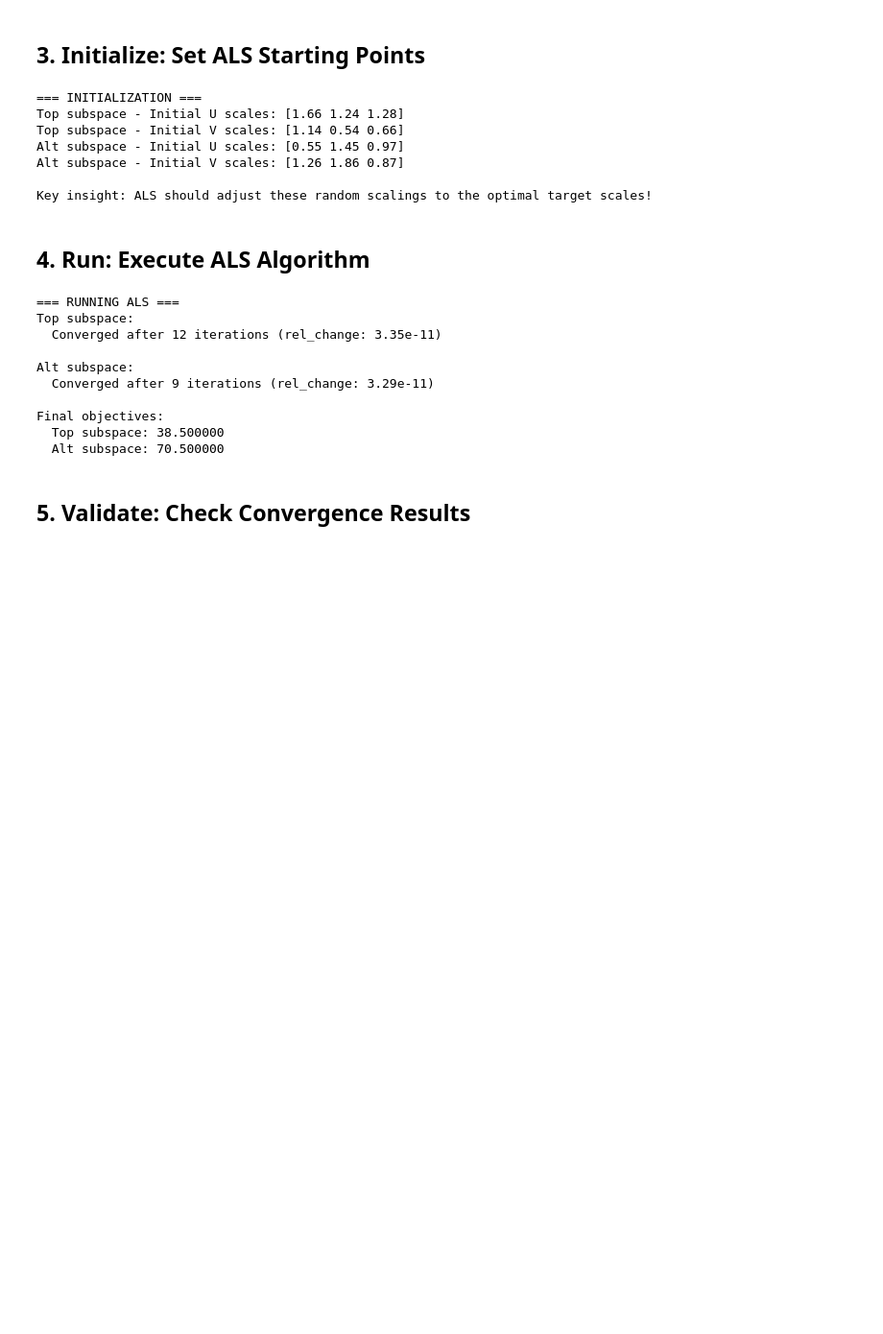
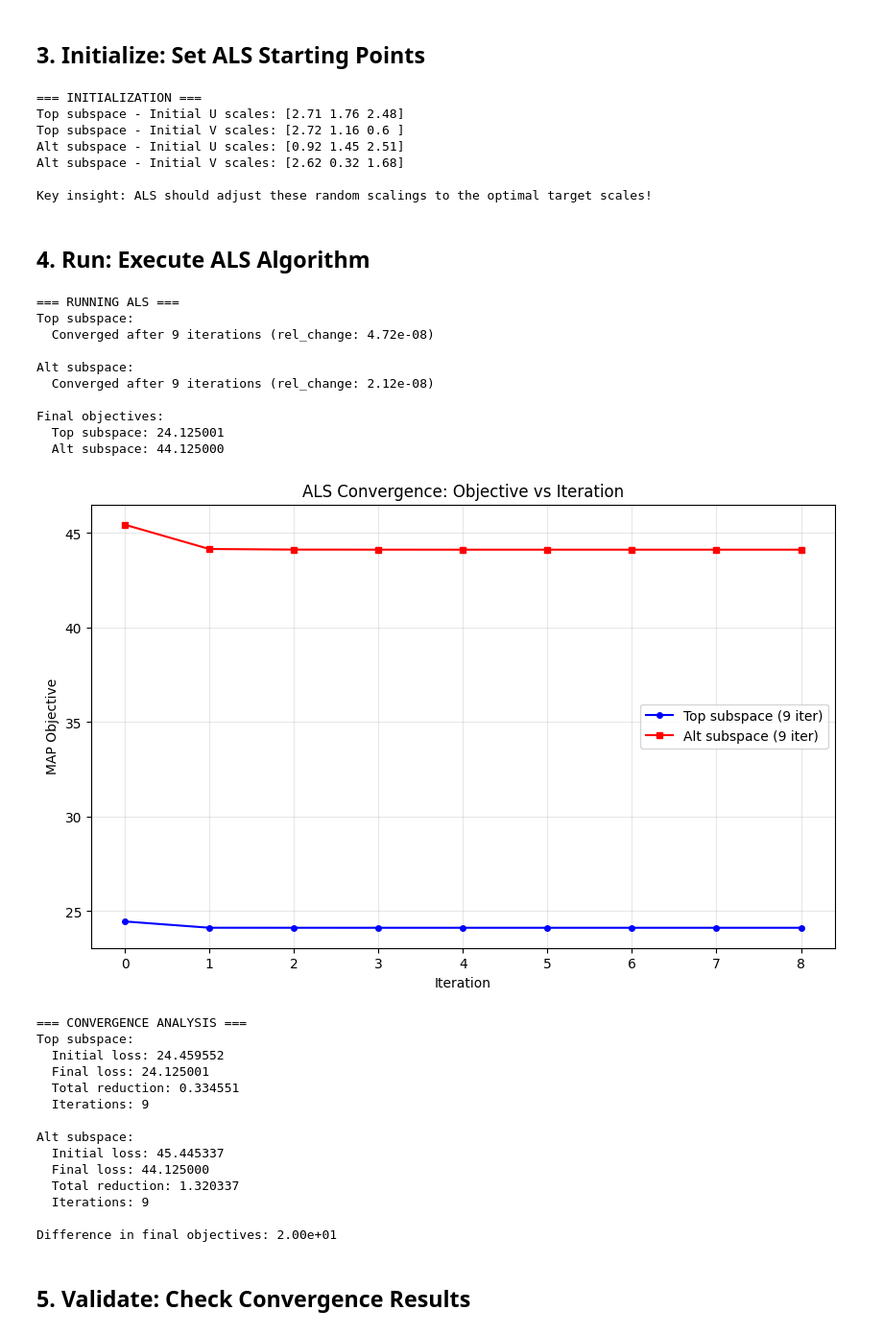
Before and after one commit to lorenzocaputi/probabilistic-matrix-factorization, a Jupyter notebook: experiments/pmf_als_experiment.ipynb, the cells around one changed output. Shown at 96% size. Saved outputs shown, nothing was run; the diff lists cells and outputs as text; code cells hidden in the pictures; blank space fills up the shorter version.

```diff
--- a/experiments/pmf_als_experiment.ipynb
+++ b/experiments/pmf_als_experiment.ipynb
@@ -134,7 +138,7 @@ Alt subspace (indices [1, 2, 3]):
 # %% [markdown]
 ## 3. Initialize: Set ALS Starting Points
 # %%
-def initialize_in_subspace(U_svd_subset, V_svd_subset, scale_range=(0.5, 2.0)):
+def initialize_in_subspace(U_svd_subset, V_svd_subset, scale_range=(0.3, 3.0)):
     """Initialize U0, V0 in given subspace with random scalings"""
     R = U_svd_subset.shape[1]
 
@@ -161,31 +165,33 @@ print()
 print("Key insight: ALS should adjust these random scalings to the optimal target scales!")
 # %% [output]
 === INITIALIZATION ===
-Top subspace - Initial U scales: [1.66 1.24 1.28]
-Top subspace - Initial V scales: [1.14 0.54 0.66]
-Alt subspace - Initial U scales: [0.55 1.45 0.97]
-Alt subspace - Initial V scales: [1.26 1.86 0.87]
+Top subspace - Initial U scales: [2.71 1.76 2.48]
+Top subspace - Initial V scales: [2.72 1.16 0.6 ]
+Alt subspace - Initial U scales: [0.92 1.45 2.51]
+Alt subspace - Initial V scales: [2.62 0.32 1.68]
 
 Key insight: ALS should adjust these random scalings to the optimal target scales!
 # %% [markdown]
 ## 4. Run: Execute ALS Algorithm
 # %%
-def als_algorithm(Y, U0, V0, lam, max_iterations=100, tolerance=1e-10, verbose=True):
+def als_algorithm(Y, U0, V0, Lambda, max_iterations=100, tolerance=1e-7, verbose=True):
     """Run ALS algorithm with convergence tracking"""
     U, V = U0.copy(), V0.copy()
     obj_prev = np.inf
+    loss_history = []  # Track loss at each iteration
 
     for iteration in range(max_iterations):
         # ALS updates
-        VtV_reg = V.T @ V + lam * np.eye(V.shape[1])
+        VtV_reg = V.T @ V + Lambda
         U = Y @ V @ npl.inv(VtV_reg)
 
-        UtU_reg = U.T @ U + lam * np.eye(U.shape[1])
+        UtU_reg = U.T @ U + Lambda
         V = Y.T @ U @ npl.inv(UtU_reg)
 
         # Compute objective
         residual = Y - U @ V.T
-        obj = 0.5 * np.sum(residual**2) + 0.5 * lam * (np.sum(U**2) + np.sum(V**2))
+        obj = 0.5 * np.sum(residual**2) + 0.5 * (np.trace(U @ Lambda @ U.T) + np.trace(V @ Lambda @ V.T))
+        loss_history.append(obj)  # Store loss
 
         # Check convergence
         rel_change = abs(obj_prev - obj) / max(1.0, obj_prev)
@@ -196,14 +202,14 @@ def als_algorithm(Y, U0, V0, lam, max_iterations=100, tolerance=1e-10, verbose=T
 
         obj_prev = obj
 
-    return U, V, obj, iteration + 1
+    return U, V, obj, iteration + 1, loss_history
 
 print("=== RUNNING ALS ===")
 print("Top subspace:")
-U_result_top, V_result_top, obj_top, iters_top = als_algorithm(Y, U0_top, V0_top, lambda_reg)
+U_result_top, V_result_top, obj_top, iters_top, loss_hist_top = als_algorithm(Y, U0_top, V0_top, Lambda)
 
 print("\nAlt subspace:")
-U_result_alt, V_result_alt, obj_alt, iters_alt = als_algorithm(Y, U0_alt, V0_alt, lambda_reg)
+U_result_alt, V_result_alt, obj_alt, iters_alt, loss_hist_alt = als_algorithm(Y, U0_alt, V0_alt, Lambda)
 
 print(f"\nFinal objectives:")
 print(f"  Top subspace: {obj_top:.6f}")
@@ -211,14 +217,57 @@ print(f"  Alt subspace: {obj_alt:.6f}")
 # %% [output]
 === RUNNING ALS ===
 Top subspace:
-  Converged after 12 iterations (rel_change: 3.35e-11)
+  Converged after 9 iterations (rel_change: 4.72e-08)
 
 Alt subspace:
-  Converged after 9 iterations (rel_change: 3.29e-11)
+  Converged after 9 iterations (rel_change: 2.12e-08)
 
 Final objectives:
-  Top subspace: 38.500000
-  Alt subspace: 70.500000
+  Top subspace: 24.125001
+  Alt subspace: 44.125000
+# %%
+# Plot ALS convergence
+plt.figure(figsize=(10, 6))
+plt.plot(loss_hist_top, 'b-o', label=f'Top subspace ({iters_top} iter)', markersize=4)
+plt.plot(loss_hist_alt, 'r-s', label=f'Alt subspace ({iters_alt} iter)', markersize=4)
+plt.xlabel('Iteration')
+plt.ylabel('MAP Objective')
+plt.title('ALS Convergence: Objective vs Iteration')
+plt.legend()
+plt.grid(True, alpha=0.3)
+plt.show()
+
+# Print some statistics
+print("=== CONVERGENCE ANALYSIS ===")
+print(f"Top subspace:")
+print(f"  Initial loss: {loss_hist_top[0]:.6f}")
+print(f"  Final loss: {loss_hist_top[-1]:.6f}")
+print(f"  Total reduction: {loss_hist_top[0] - loss_hist_top[-1]:.6f}")
+print(f"  Iterations: {len(loss_hist_top)}")
+
+print(f"\nAlt subspace:")
+print(f"  Initial loss: {loss_hist_alt[0]:.6f}")
+print(f"  Final loss: {loss_hist_alt[-1]:.6f}")
+print(f"  Total reduction: {loss_hist_alt[0] - loss_hist_alt[-1]:.6f}")
+print(f"  Iterations: {len(loss_hist_alt)}")
+
+print(f"\nDifference in final objectives: {abs(obj_top - obj_alt):.2e}")
+# %% [output]
+[figure, added]
+=== CONVERGENCE ANALYSIS ===
+Top subspace:
+  Initial loss: 24.459552
+  Final loss: 24.125001
+  Total reduction: 0.334551
+  Iterations: 9
+
+Alt subspace:
+  Initial loss: 45.445337
+  Final loss: 44.125000
+  Total reduction: 1.320337
+  Iterations: 9
+
+Difference in final objectives: 2.00e+01
 # %% [markdown]
 ## 5. Validate: Check Convergence Results
 # %%
```
Also changed, not shown: parts of 22 cells of this notebook, 3 other files.
